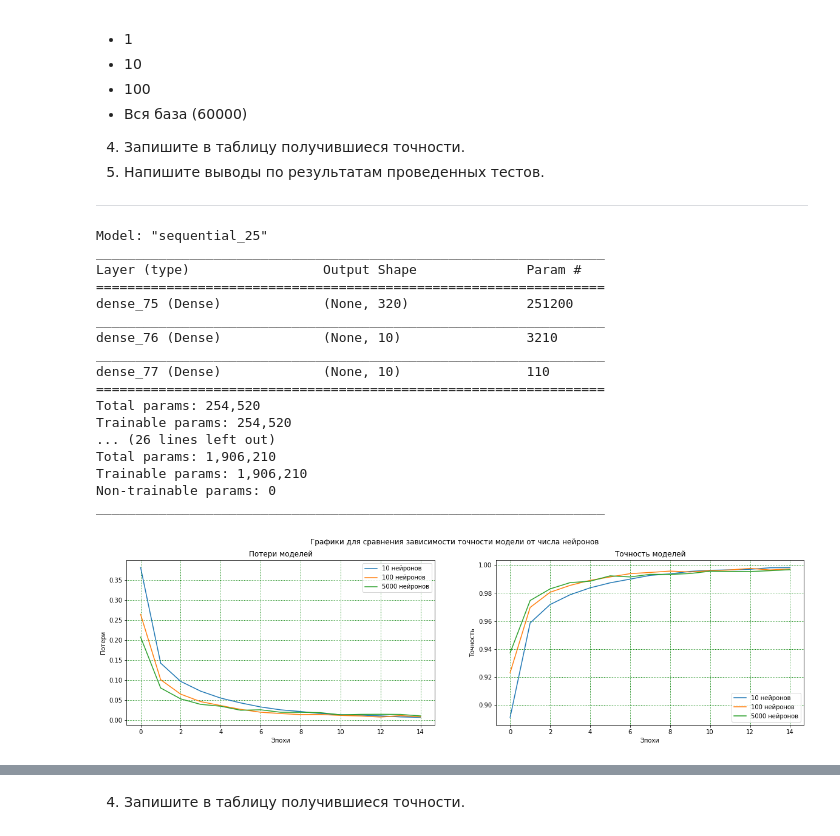
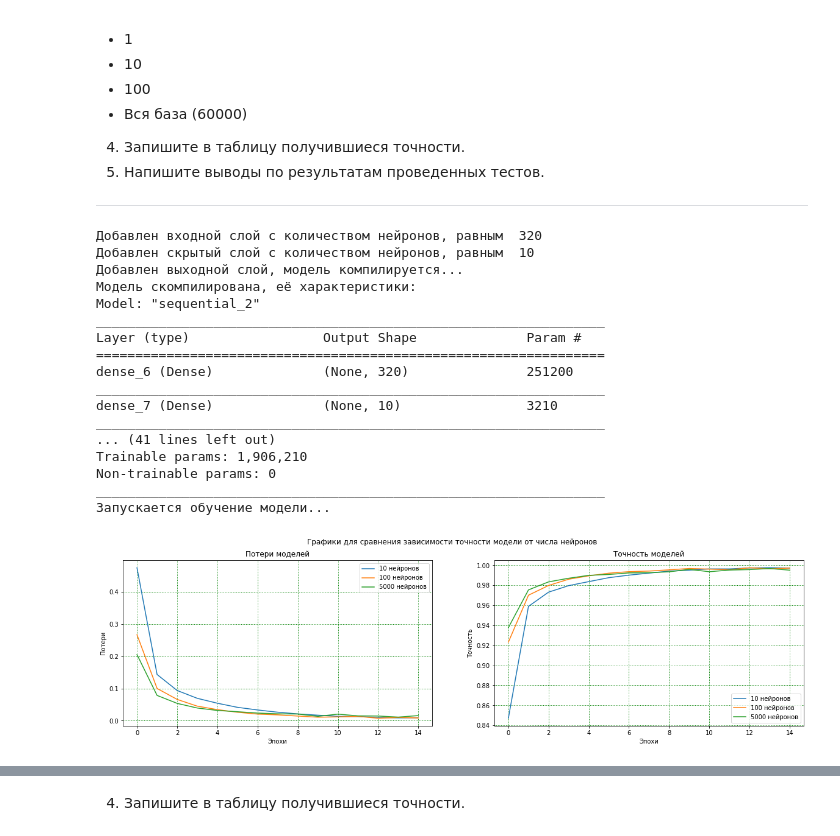
Before and after one commit to glukonatic/mystudy, a Jupyter notebook: III_PRO_01.ipynb, the cells around one changed output, grey strips where cells are left out. Saved outputs shown, nothing was run; the diff lists cells and outputs as text; code cells hidden in the pictures.

```diff
--- a/III_PRO_01.ipynb
+++ b/III_PRO_01.ipynb
@@ -205,37 +248,37 @@ historyActivation = collections.defaultdict()
 # %%
 #@title 1. Поменяйте количество нейронов в сети.
 #@markdown Ниже можно изменить число нейронов, чтобы указать отличные от задания. По умолчанию - 10, 100, 5000 нейронов.
 
 neyronsModel1 = 10  #@param {type: "number"}
 neyronsModel2 = 100  #@param {type: "number"}
 neyronsModel3 = 5000  #@param {type: "number"}
 
 #@markdown ---
 
 # Запустим три модели с указанным числом нейронов в каждой
-historyNeyrons[neyronsModel1] = runFit(numOfNeyrons=neyronsModel1)
-historyNeyrons[neyronsModel2] = runFit(numOfNeyrons=neyronsModel2)
-historyNeyrons[neyronsModel3] = runFit(numOfNeyrons=neyronsModel3)
+historyNeyrons[neyronsModel1] = runFit(numOfNeyronsHidden=neyronsModel1)
+historyNeyrons[neyronsModel2] = runFit(numOfNeyronsHidden=neyronsModel2)
+historyNeyrons[neyronsModel3] = runFit(numOfNeyronsHidden=neyronsModel3)
 
 # Запустим функцию построения графиков
 runPlot(historyNeyrons,'custom_neyrons')
 # %% [output]
-Model: "sequential_25"
+Добавлен входной слой с количеством нейронов, равным  320
+Добавлен скрытый слой с количеством нейронов, равным  10
+Добавлен выходной слой, модель компилируется...
+Модель скомпилирована, её характеристики:
+Model: "sequential_2"
 _________________________________________________________________
 Layer (type)                 Output Shape              Param #
 =================================================================
-dense_75 (Dense)             (None, 320)               251200
+dense_6 (Dense)              (None, 320)               251200
 _________________________________________________________________
-dense_76 (Dense)             (None, 10)                3210
+dense_7 (Dense)              (None, 10)                3210
 _________________________________________________________________
-dense_77 (Dense)             (None, 10)                110
-=================================================================
-Total params: 254,520
-Trainable params: 254,520
-... (26 lines left out)
-Total params: 1,906,210
+... (41 lines left out)
 Trainable params: 1,906,210
 Non-trainable params: 0
 _________________________________________________________________
+Запускается обучение модели...
-[figure, old version]
+[figure, new version]
 # %%
```
Also changed, not shown: parts of 17 cells of this notebook.
